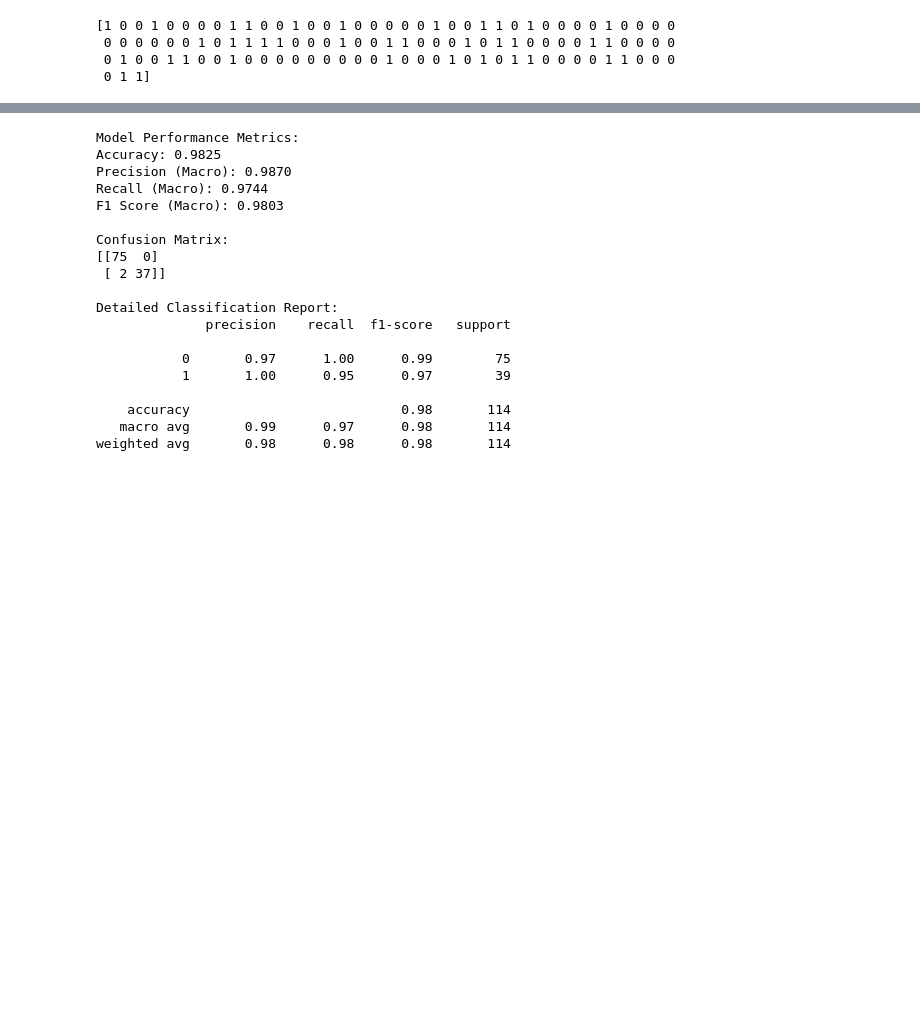
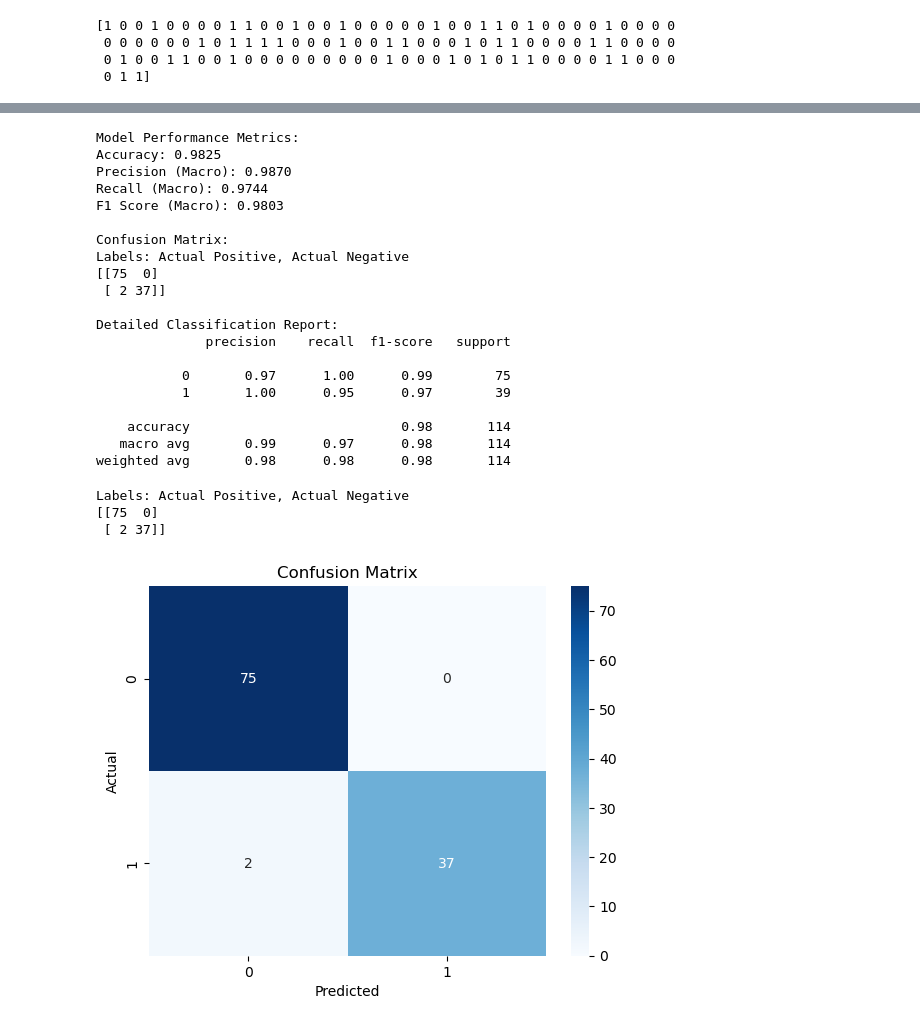
Before and after one commit to add0794/knn-breast-cancer-prediction, a Jupyter notebook: main.ipynb, the cells around one changed output, grey strips where cells are left out. Cells and saved outputs as stored; diff of their text form; code cells hidden in the pictures; blank space fills up the shorter version.

```diff
--- a/main.ipynb
+++ b/main.ipynb
@@ -259,15 +353,28 @@ Finally, we'll organize all of this into a classification report, which combines
 # %%
+# print("\nModel Performance Metrics:")
+# print(f"Accuracy: {accuracy_score(y_test, y_pred):.4f}")
+# print(f"Precision (Macro): {precision_score(y_test, y_pred, average='macro'):.4f}")
+# print(f"Recall (Macro): {recall_score(y_test, y_pred, average='macro'):.4f}")
+# print(f"F1 Score (Macro): {f1_score(y_test, y_pred, average='macro'):.4f}")
+
+# print("\nConfusion Matrix:")
+# print(confusion_matrix(y_test, y_pred))
+
+# print("\nDetailed Classification Report:")
+# print(classification_report(y_test, y_pred))
+
+# Calculate performance metrics
+accuracy = accuracy_score(y_test, y_pred)
+precision = precision_score(y_test, y_pred, average='macro')
+recall = recall_score(y_test, y_pred, average='macro')
+f1 = f1_score(y_test, y_pred, average='macro')
+
+# Print results with explanations
 print("\nModel Performance Metrics:")
-print(f"Accuracy: {accuracy_score(y_test, y_pred):.4f}")
-print(f"Precision (Macro): {precision_score(y_test, y_pred, average='macro'):.4f}")
-print(f"Recall (Macro): {recall_score(y_test, y_pred, average='macro'):.4f}")
-print(f"F1 Score (Macro): {f1_score(y_test, y_pred, average='macro'):.4f}")
-
-print("\nConfusion Matrix:")
-print(confusion_matrix(y_test, y_pred))
-
-print("\nDetailed Classification Report:")
-print(classification_report(y_test, y_pred))
+print(f"Accuracy: {accuracy:.4f}")
+print(f"Precision (Macro): {precision:.4f}")
+print(f"Recall (Macro): {recall:.4f}")
+print(f"F1 Score (Macro): {f1:.4f}")
 # %% [output]
 Model Performance Metrics:
 Accuracy: 0.9825
@@ -276,6 +383,7 @@ Recall (Macro): 0.9744
 F1 Score (Macro): 0.9803
 
 Confusion Matrix:
+Labels: Actual Positive, Actual Negative
 [[75  0]
  [ 2 37]]
 
@@ -288,3 +396,22 @@ Detailed Classification Report:
     accuracy                           0.98       114
    macro avg       0.99      0.97      0.98       114
 weighted avg       0.98      0.98      0.98       114
+# %%
+conf_matrix = confusion_matrix(y_test, y_pred)
+print("Labels: Actual Positive, Actual Negative")
+print(conf_matrix)
+# %% [output]
+Labels: Actual Positive, Actual Negative
+[[75  0]
+ [ 2 37]]
+# %%
+import seaborn as sns
+import matplotlib.pyplot as plt
+
+sns.heatmap(conf_matrix, annot=True, fmt='d', cmap='Blues')
+plt.title("Confusion Matrix")
+plt.xlabel("Predicted")
+plt.ylabel("Actual")
+plt.show()
+# %% [output]
+[figure, added]
```
Also changed, not shown: parts of 11 cells of this notebook, 1 other file.
